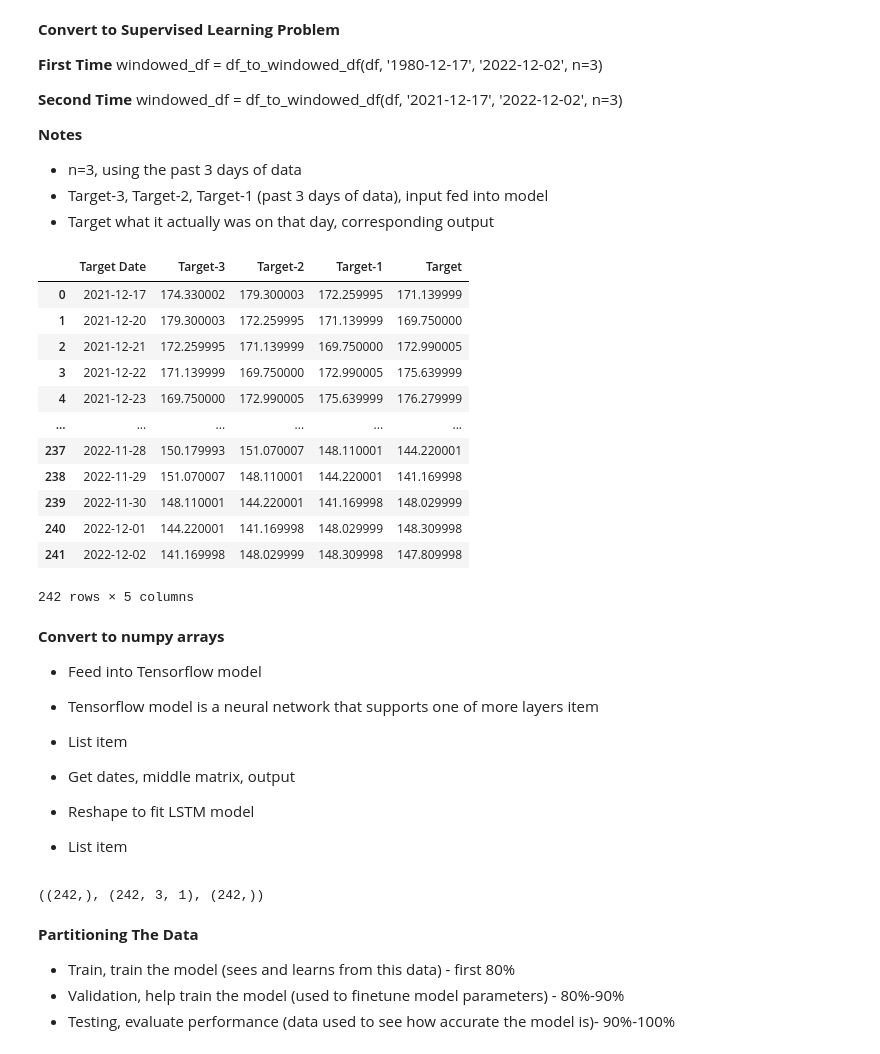
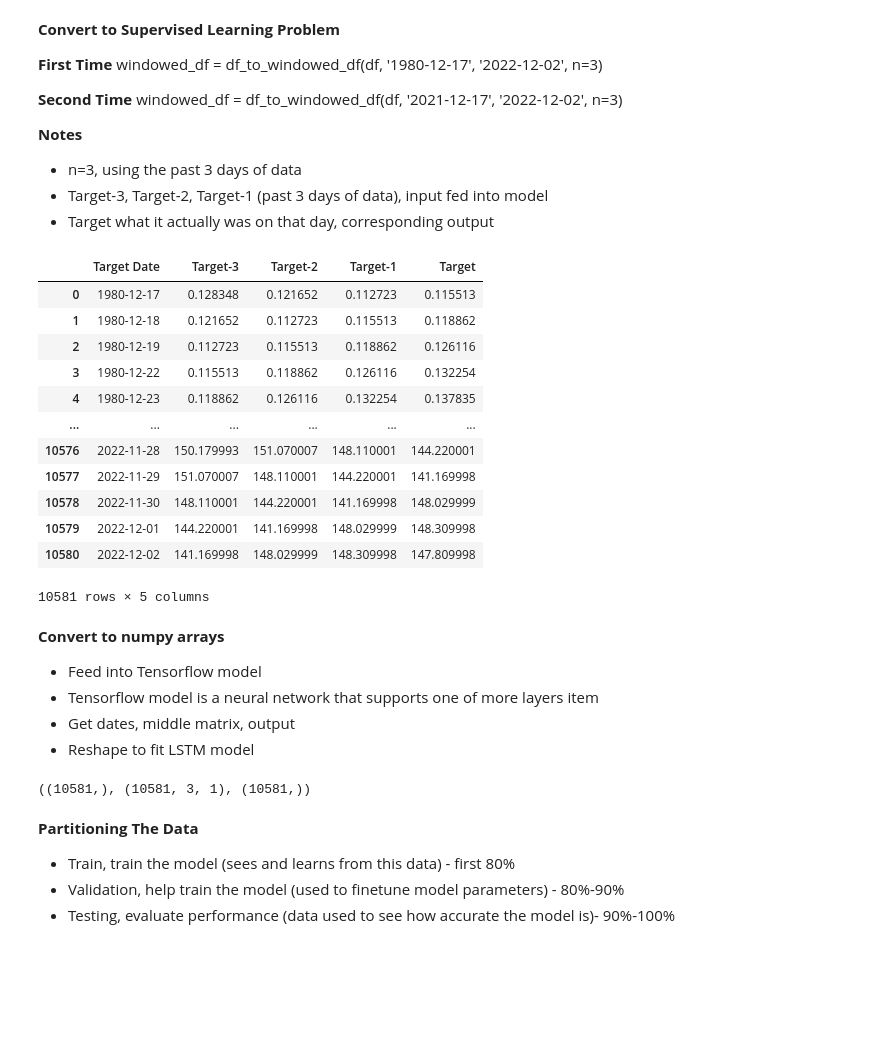
Before and after one commit to nicolemah99/LSTM-Stock-Predictor, a Jupyter notebook: Apple_Stock_Predictor.ipynb, the cells around one changed output. Saved outputs shown, nothing was run; the diff lists cells and outputs as text; code cells hidden in the pictures; blank space fills up the shorter version.

```diff
--- a/Apple_Stock_Predictor.ipynb
+++ b/Apple_Stock_Predictor.ipynb
@@ -117,58 +117,54 @@ def df_to_windowed_df(dataframe, first_date_str, last_date_str, n=3):
     if last_time:
       break
 
     target_date = next_date
 
     if target_date == last_date:
       last_time = True
 
   ret_df = pd.DataFrame({})
   ret_df['Target Date'] = dates
 
   X = np.array(X)
   for i in range(0, n):
     X[:, i]
     ret_df[f'Target-{n-i}'] = X[:, i]
 
   ret_df['Target'] = Y
 
   return ret_df
 
 # Start day second time around: '1980-12-17' 4th data because it depends on the previous 3
 # 2nd time change date to start from to 2021-12-17
 windowed_df = df_to_windowed_df(df,
-                                '2021-12-17',
+                                '1980-12-17',
                                 '2022-12-02',
                                 n=3)
 
 #Data frame gets 3 previous values
 windowed_df
 # %% [output]
 |  | Target Date | Target-3 | Target-2 | Target-1 | Target |
-| 0 | 2021-12-17 | 174.330002 | 179.300003 | 172.259995 | 171.139999 |
-| 1 | 2021-12-20 | 179.300003 | 172.259995 | 171.139999 | 169.750000 |
-| 2 | 2021-12-21 | 172.259995 | 171.139999 | 169.750000 | 172.990005 |
-| 3 | 2021-12-22 | 171.139999 | 169.750000 | 172.990005 | 175.639999 |
-| 4 | 2021-12-23 | 169.750000 | 172.990005 | 175.639999 | 176.279999 |
+| 0 | 1980-12-17 | 0.128348 | 0.121652 | 0.112723 | 0.115513 |
+| 1 | 1980-12-18 | 0.121652 | 0.112723 | 0.115513 | 0.118862 |
+| 2 | 1980-12-19 | 0.112723 | 0.115513 | 0.118862 | 0.126116 |
+| 3 | 1980-12-22 | 0.115513 | 0.118862 | 0.126116 | 0.132254 |
+| 4 | 1980-12-23 | 0.118862 | 0.126116 | 0.132254 | 0.137835 |
 | ... | ... | ... | ... | ... | ... |
-| 237 | 2022-11-28 | 150.179993 | 151.070007 | 148.110001 | 144.220001 |
-| 238 | 2022-11-29 | 151.070007 | 148.110001 | 144.220001 | 141.169998 |
-| 239 | 2022-11-30 | 148.110001 | 144.220001 | 141.169998 | 148.029999 |
-| 240 | 2022-12-01 | 144.220001 | 141.169998 | 148.029999 | 148.309998 |
-| 241 | 2022-12-02 | 141.169998 | 148.029999 | 148.309998 | 147.809998 |
+| 10576 | 2022-11-28 | 150.179993 | 151.070007 | 148.110001 | 144.220001 |
+| 10577 | 2022-11-29 | 151.070007 | 148.110001 | 144.220001 | 141.169998 |
+| 10578 | 2022-11-30 | 148.110001 | 144.220001 | 141.169998 | 148.029999 |
+| 10579 | 2022-12-01 | 144.220001 | 141.169998 | 148.029999 | 148.309998 |
+| 10580 | 2022-12-02 | 141.169998 | 148.029999 | 148.309998 | 147.809998 |
-242 rows × 5 columns
+10581 rows × 5 columns
 # %% [markdown]
 **Convert to numpy arrays**
 
 
 *   Feed into Tensorflow model
 *   Tensorflow model is a neural network that supports one of more layers item
-*   List item
-
-
 *   Get dates, middle matrix, output
 *   Reshape to fit LSTM model
-*   List item
 # %%
 def windowed_df_to_date_X_y(windowed_dataframe):
   df_as_np = windowed_dataframe.to_numpy()
@@ -190,7 +186,7 @@ dates, X, y = windowed_df_to_date_X_y(windowed_df)
 #3 steps in the past for 1 variable
 dates.shape, X.shape, y.shape
 # %% [output]
-((242,), (242, 3, 1), (242,))
+((10581,), (10581, 3, 1), (10581,))
 # %% [markdown]
 **Partitioning The Data**
 
```
Also changed, not shown: parts of 7 cells of this notebook.
